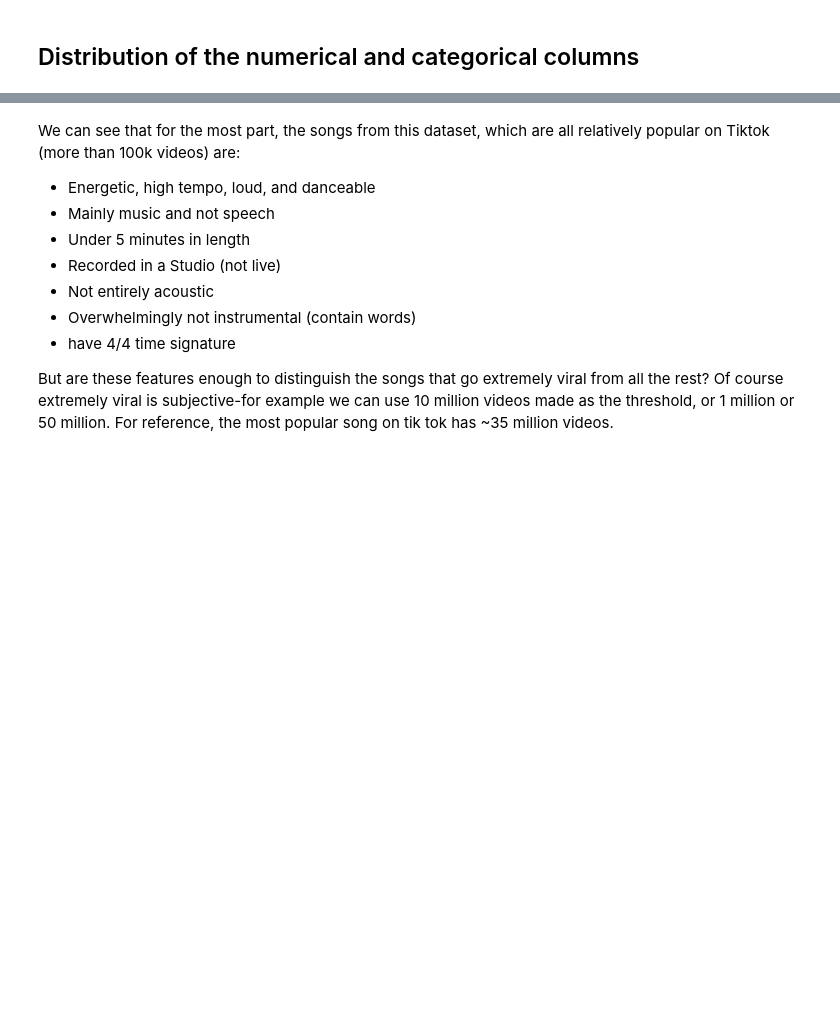
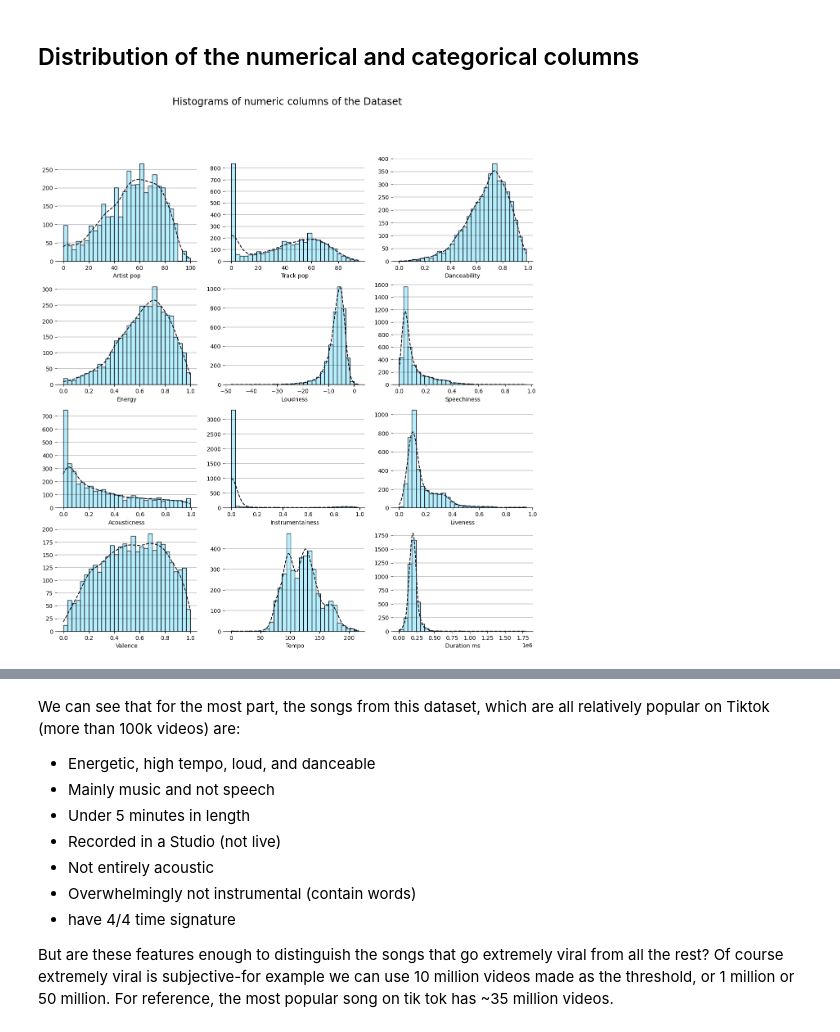
Before and after one commit to omersideman/ai-project, a Jupyter notebook: notebooks/data_analysis.ipynb, the cells around one changed output, grey strips where cells are left out. Cells and saved outputs as stored; diff of their text form; code cells hidden in the pictures; blank space fills up the shorter version.

Commit message:
preprocessing data for cnn wip

```diff
--- a/notebooks/data_analysis.ipynb
+++ b/notebooks/data_analysis.ipynb
@@ -12,7 +9,7 @@ from dotenv import load_dotenv
 # basic data analysis - see https://www.kaggle.com/code/antoniosabatini/tiktok-popularity-track-eda-ml-models/notebook
 # for info on audio features see https://developer.spotify.com/documentation/web-api/reference/get-audio-features
 
-CSV_PATH = '../data/chartex_clean.csv'
+CSV_PATH = '../data/chartex_final.csv'
 
 df = pd.read_csv(CSV_PATH)
 df.info()
@@ -19,6 +34,6 @@ df.info()
 # %%
 #dicard string type features
-df = df.drop(['track_name', 'artist', 'album', 'id', 'song_name', 'artist_name'], axis = 1)
+df = df.drop(['track_name', 'artist', 'album', 'id', 'song_name', 'artist_name'], axis = 1, errors = 'ignore')
 
 # basic statistics
 print(df.describe())
@@ -30,22 +81,24 @@ print((df.nunique()/len(df)).sort_values())
 # %%
 # distribution graphs for the numerical columns
 
 cols = ['artist_pop', 'track_pop', 'danceability', 'energy',
         'loudness', 'speechiness', 'acousticness', 'instrumentalness',
         'liveness', 'valence', 'tempo', 'duration_ms']
 
 fig, axs = plt.subplots(4, 3, figsize=(15, 15))
 
 for i, col in enumerate(cols):
 
     row_index = i // 3
     col_index = i % 3
 
     hist(df, col, axs[row_index][col_index])
 
-fig.suptitle("Histograms of numeric columns of the Dataset", fontsize="xx-large", y=0.92)
+fig.suptitle("Histograms of numeric columns of the Dataset", fontsize="xx-large")
 
 plt.show()
+# %% [output]
+[figure, added]
 # %%
 # distribution graphs for categorical columns
 
```
Also changed, not shown: parts of 8 cells of this notebook, 5 other files.
